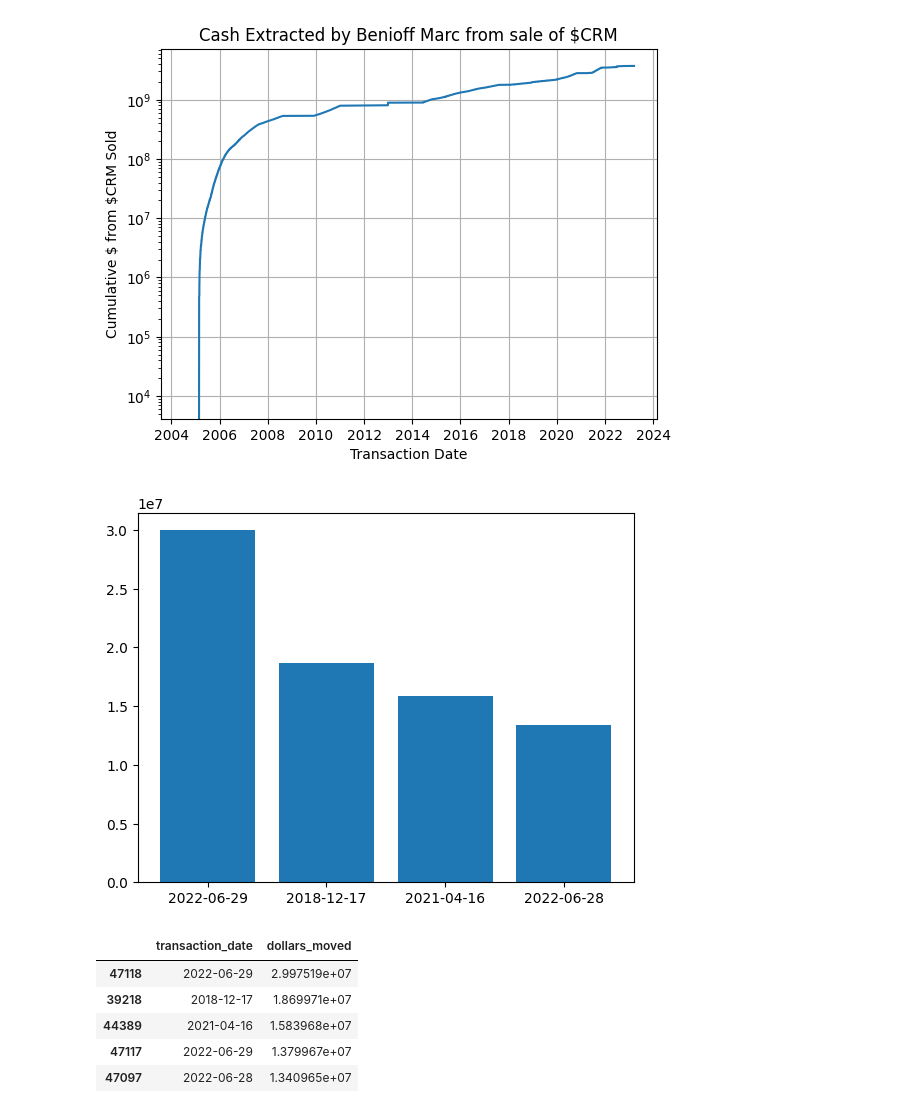
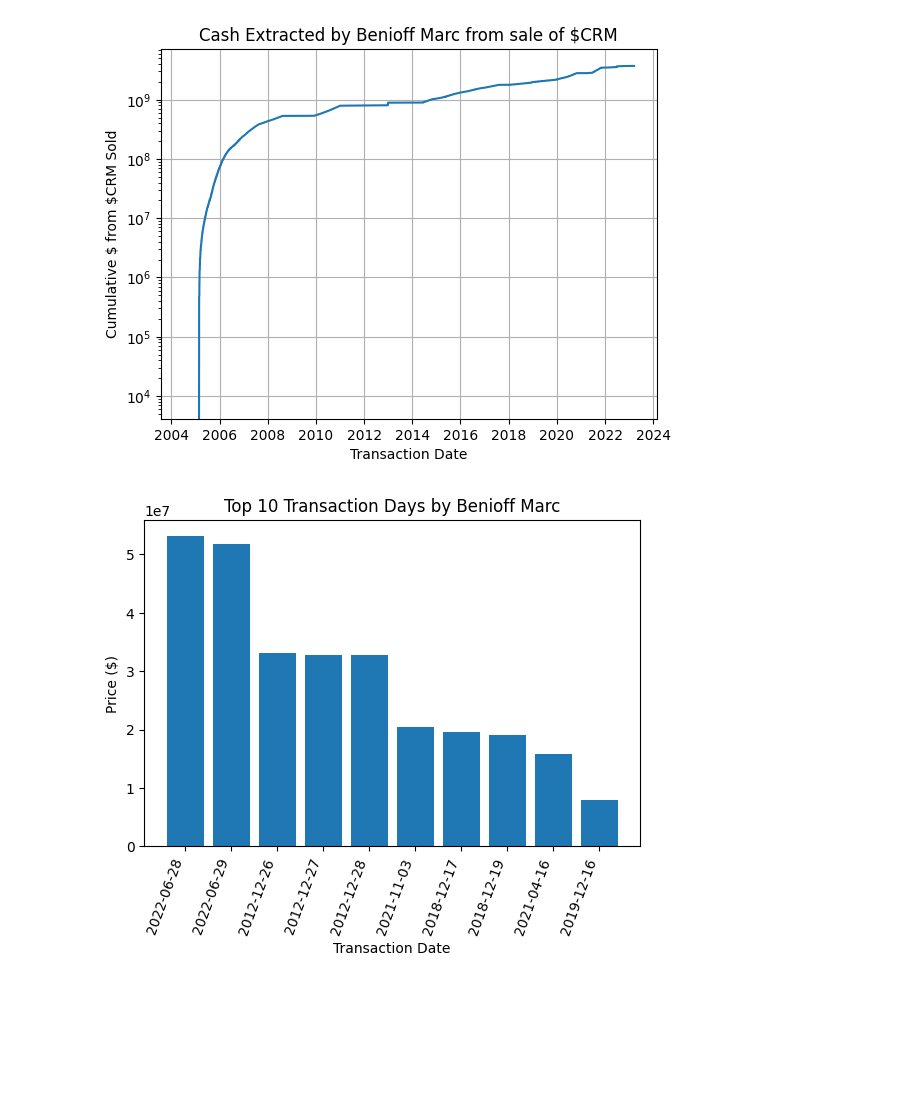
Before and after one commit to khalidelassaad/sec-jupyter, a Jupyter notebook: sec-api.ipynb, the cells around one changed output. Saved outputs shown, nothing was run; the diff lists cells and outputs as text; code cells hidden in the pictures; blank space fills up the shorter version.

Commit message:
code: graph for top x transaction days

```diff
--- a/sec-api.ipynb
+++ b/sec-api.ipynb
@@ -212,11 +212,11 @@ def get_index_dataframe_for_interested_companies(interested_companies_dict, inte
     return_dataframe['Filename'] = "https://www.sec.gov/Archives/" + return_dataframe['Filename']
     return return_dataframe.reset_index(drop=True)
 # %%
-interested_company_form_4_index = get_index_dataframe_for_interested_companies(
-    interested_companies_dict,
-    ["4"]
-)
-interested_company_form_4_index
+# interested_company_form_4_index = get_index_dataframe_for_interested_companies(
+#     interested_companies_dict,
+#     ["4"]
+# )
+# interested_company_form_4_index
 # %% [output]
 100.00% complete
 |  | CIK | Company Name | Form Type | Date Filed | Filename |
@@ -641,24 +641,27 @@ chart_cash_extracted_by_person_over_time(common_stock_dataframe, 'Benioff Marc')
 # %% [output]
 [figure]
 # %%
-def chart_biggest_transactions_by_person(common_stock_dataframe, person):
-    persons_stock_dataframe = common_stock_dataframe[common_stock_dataframe['name_of_reporting_person'] == person]
+def chart_biggest_transaction_days_by_person(common_stock_dataframe, person, top_number):
+    persons_stock_dataframe = common_stock_dataframe[
+        common_stock_dataframe['name_of_reporting_person'] == person
+    ]
+    persons_stock_dataframe = persons_stock_dataframe[['transaction_date', 'dollars_moved']]
+    top_10_transaction_days = persons_stock_dataframe.groupby(
+        'transaction_date'
+    ).sum().sort_values(
+        'dollars_moved',ascending=False
+    ).head(10)
+
     fig, ax = plt.subplots()
 
-    top_5_transactions = persons_stock_dataframe.sort_values('dollars_moved', ascending=False).head()
+    ax.bar([str(date)[:top_number] for date in top_10_transaction_days.index], top_10_transaction_days['dollars_moved'])
+    ax.set_xlabel("Transaction Date")
+    ax.set_ylabel("Price ($)")
+    ax.set_title("Top {} Transaction Days by {}".format(top_number, person))
+    fig.autofmt_xdate(rotation=70)
 
-    x = top_5_transactions['transaction_date']
-    y = top_5_transactions['dollars_moved']
-    ax.bar([str(date)[:10] for date in x], y)
     plt.show()
-    return top_5_transactions[['transaction_date', 'dollars_moved']]
 
-chart_biggest_transactions_by_person(common_stock_dataframe, "Benioff Marc")
+chart_biggest_transaction_days_by_person(common_stock_dataframe, "Benioff Marc", 10)
 # %% [output]
-[figure, old version]
+[figure, new version]
-|  | transaction_date | dollars_moved |
-| 47118 | 2022-06-29 | 2.997519e+07 |
-| 39218 | 2018-12-17 | 1.869971e+07 |
-| 44389 | 2021-04-16 | 1.583968e+07 |
-| 47117 | 2022-06-29 | 1.379967e+07 |
-| 47097 | 2022-06-28 | 1.340965e+07 |
```
